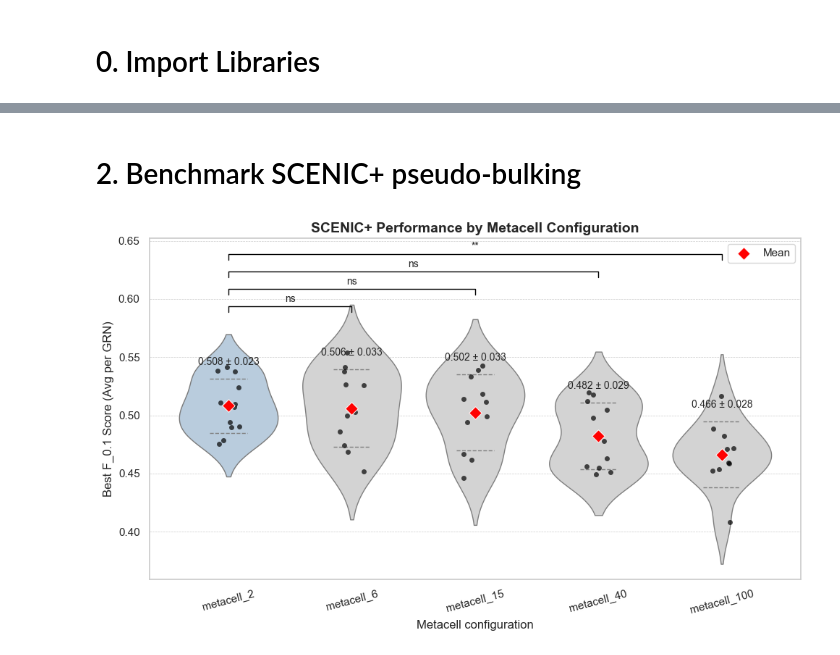
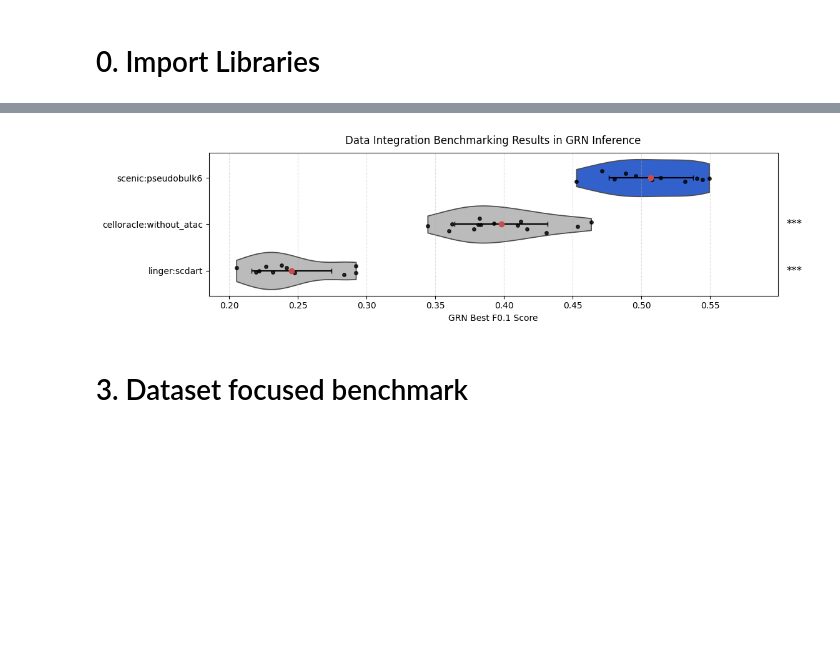
Before and after one commit to Andrew1708/GRN-project, a Jupyter notebook: workflow/notebooks/Benchmarking_Results.ipynb, the cells around one changed output, grey strips where cells are left out. Saved outputs shown, nothing was run; the diff lists cells and outputs as text; code cells hidden in the pictures; blank space fills up the shorter version.

```diff
--- a/workflow/notebooks/Benchmarking_Results.ipynb
+++ b/workflow/notebooks/Benchmarking_Results.ipynb
@@ -43,2 +883,17 @@ for tool in grn_tools:
+# %%
+config_pairs = {
+    "scenic:pseudobulk6": ("scenicplus", "pseudobulk:6"),
+    "celloracle:without_atac": ("celloracle", "without_atac"),
+    "linger:scdart": ("linger", "scdart")
+    }
+
+summary = summarize_grn_performance(benchmark_data, config_pairs, metric_columns=["best_fbeta"])
+
+title = "Data Integration Benchmarking Results in GRN Inference"
+xlabel = "GRN Best F0.1 Score"
+ylabel = ""
+plot_grn_violin(summary, title, xlabel, ylabel)
+# %% [output]
+[figure, added]
 # %% [markdown]
-# 2. Benchmark SCENIC+ pseudo-bulking
+# 3. Dataset focused benchmark
@@ -146,12 +899,0 @@ def plot_violin_comparison(benchmark_data, tool, metric, match_patterns, ylabel=
-# %%
-# Compare different metacell configurations
-plot_violin_comparison(
-    benchmark_data,
-    tool="scenicplus",
-    metric="best_fbeta",
-    match_patterns=["metacell_2", "metacell_6", "metacell_15", "metacell_40", "metacell_100"],
-    ylabel="Best F_0.1 Score (Avg per GRN)",
-    title="SCENIC+ Performance by Metacell Configuration"
-)
-# %% [output]
-[figure, removed]
```
Also changed, not shown: parts of 88 cells of this notebook, 30 other files.
